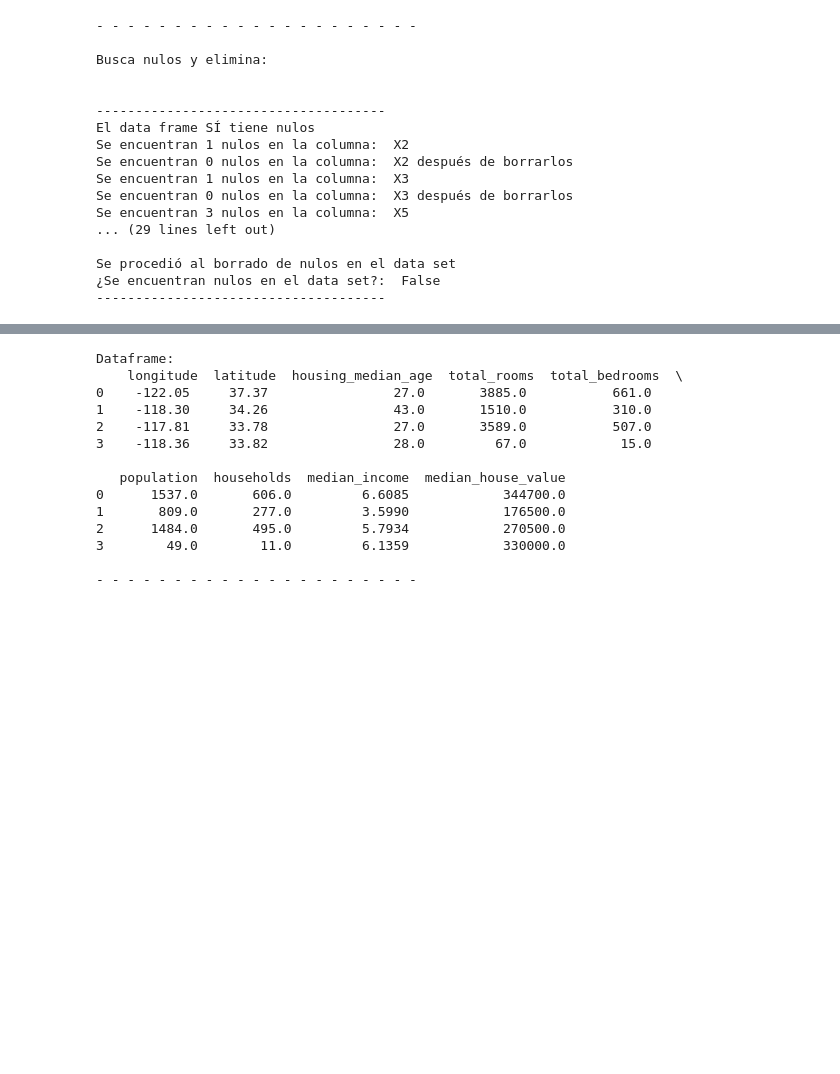
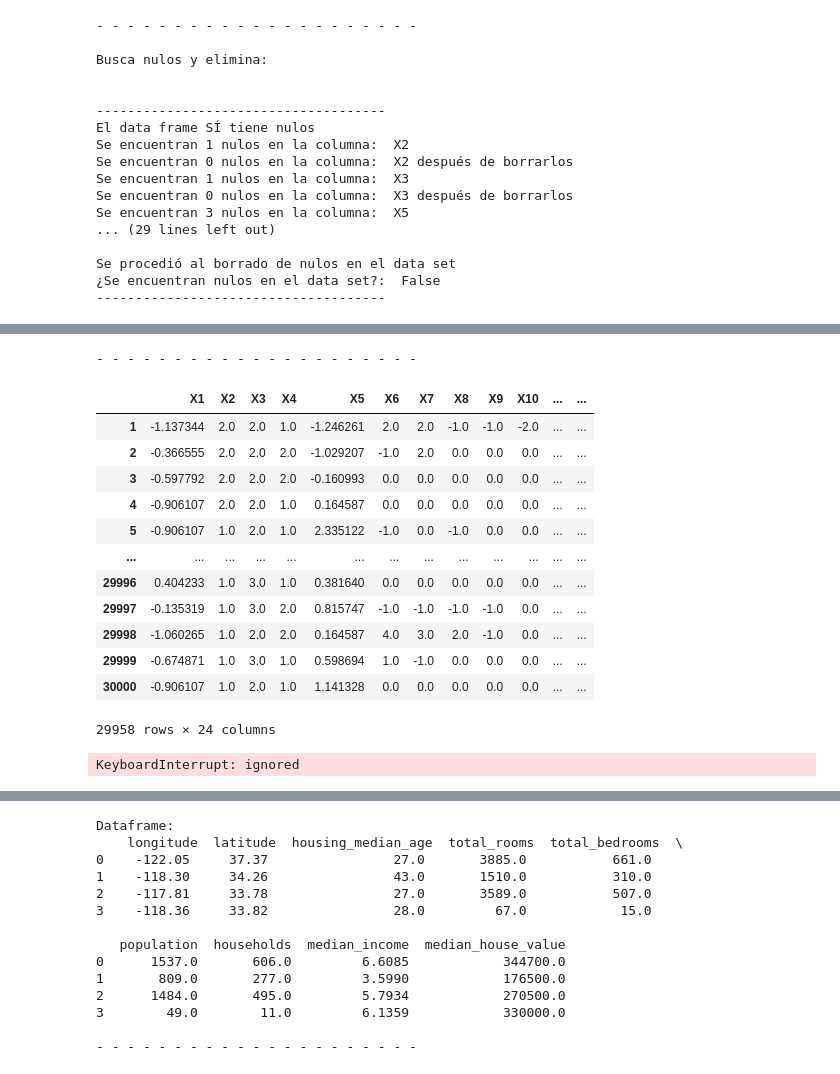
Before and after one commit to PosgradoMNA/actividades-de-aprendizaje-a01685424, a Jupyter notebook: Sem_07_CD_Actividad_6_Visualización.ipynb, the cells around one changed output, grey strips where cells are left out. Saved outputs shown, nothing was run; the diff lists cells and outputs as text; code cells hidden in the pictures; blank space fills up the shorter version.

```diff
--- a/Sem_07_CD_Actividad_6_Visualización.ipynb
+++ b/Sem_07_CD_Actividad_6_Visualización.ipynb
@@ -140,7 +140,7 @@ def Busca_Nulos (data_frame, accion): # Función que ayuda a identificar columna
 # - - - - - - - - - - - - - - - - - - - - - - - - - - - - - - - - - - - - - - - - - - - - - - - - -
 print('\n- - - - - - - - - - - - - - - - - - - - - \n')
 print('Busca nulos y elimina:\n',)
-df_sin_nulos= Busca_Nulos(df_con_media,'delete')
+data_frame= Busca_Nulos(df_con_media,'delete')
 # %% [output]
 - - - - - - - - - - - - - - - - - - - - -
 
@@ -351,0 +302,39 @@ def Visualiza_mapa_de_calor(datos_):
+# %%
+# - - - - - - - - - - - - - - - - - - - - - - - - - - -
+# 6. Escala los datos, si consideras necesario
+
+VarNum= ['X1', 'X5', 'X12', 'X13', 'X14', 'X15', 'X16', 'X17', 'X18', 'X19', 'X20', 'X21', 'X22', 'X23']
+
+print('\n- - - - - - - - - - - - - - - - - - - - - \n') # Escalando las variables númericas
+df_z_scaled = data_frame.copy()
+df_z_scaled[VarNum] = (df_z_scaled[VarNum] - df_z_scaled[VarNum].mean()) / df_z_scaled[VarNum].std()
+display(df_z_scaled)
+data_frame_proc= df_z_scaled
+# %% [output]
+- - - - - - - - - - - - - - - - - - - - -
+|  | X1 | X2 | X3 | X4 | X5 | X6 | X7 | X8 | X9 | X10 | ... | ... |
+| 1 | -1.137344 | 2.0 | 2.0 | 1.0 | -1.246261 | 2.0 | 2.0 | -1.0 | -1.0 | -2.0 | ... | ... |
+| 2 | -0.366555 | 2.0 | 2.0 | 2.0 | -1.029207 | -1.0 | 2.0 | 0.0 | 0.0 | 0.0 | ... | ... |
+| 3 | -0.597792 | 2.0 | 2.0 | 2.0 | -0.160993 | 0.0 | 0.0 | 0.0 | 0.0 | 0.0 | ... | ... |
+| 4 | -0.906107 | 2.0 | 2.0 | 1.0 | 0.164587 | 0.0 | 0.0 | 0.0 | 0.0 | 0.0 | ... | ... |
+| 5 | -0.906107 | 1.0 | 2.0 | 1.0 | 2.335122 | -1.0 | 0.0 | -1.0 | 0.0 | 0.0 | ... | ... |
+| ... | ... | ... | ... | ... | ... | ... | ... | ... | ... | ... | ... | ... |
+| 29996 | 0.404233 | 1.0 | 3.0 | 1.0 | 0.381640 | 0.0 | 0.0 | 0.0 | 0.0 | 0.0 | ... | ... |
+| 29997 | -0.135319 | 1.0 | 3.0 | 2.0 | 0.815747 | -1.0 | -1.0 | -1.0 | -1.0 | 0.0 | ... | ... |
+| 29998 | -1.060265 | 1.0 | 2.0 | 2.0 | 0.164587 | 4.0 | 3.0 | 2.0 | -1.0 | 0.0 | ... | ... |
+| 29999 | -0.674871 | 1.0 | 3.0 | 1.0 | 0.598694 | 1.0 | -1.0 | 0.0 | 0.0 | 0.0 | ... | ... |
+| 30000 | -0.906107 | 1.0 | 2.0 | 1.0 | 1.141328 | 0.0 | 0.0 | 0.0 | 0.0 | 0.0 | ... | ... |
+29958 rows × 24 columns
+# %%
+# - - - - - - - - - - - - - - - - - - - - - - - - - - -
+# Visualizando la matriz de correlación para ver de forma más sencilla la relación
+# que existe entre las variables
+
+import seaborn as sns
+import matplotlib.pyplot as plt
+
+sns.set(rc={'figure.figsize':(15,6)})
+sns.heatmap(data_frame_proc[VarNum], annot=True, linewidths=.5, linecolor='white', cmap="PiYG")
+plt.show()
+# %% [output]
+KeyboardInterrupt: ignored
```
Also changed, not shown: parts of 10 cells of this notebook.
